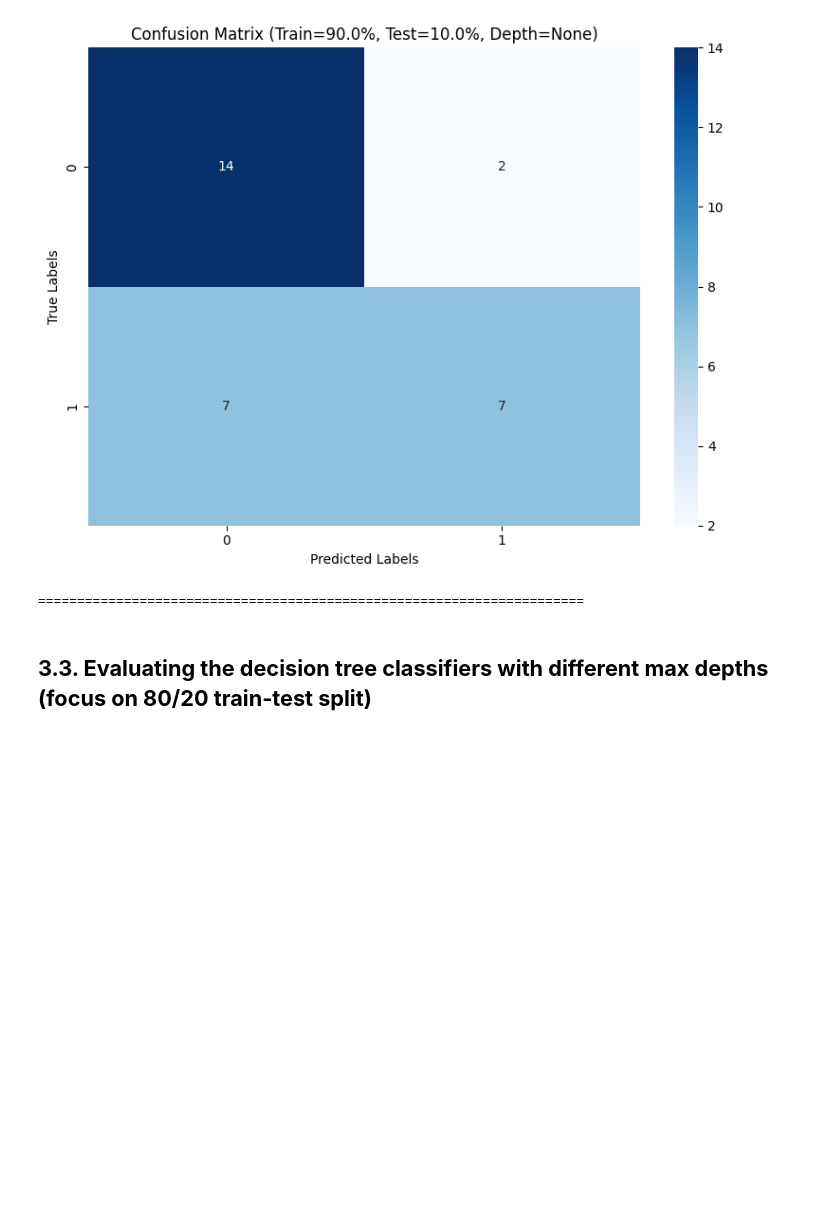
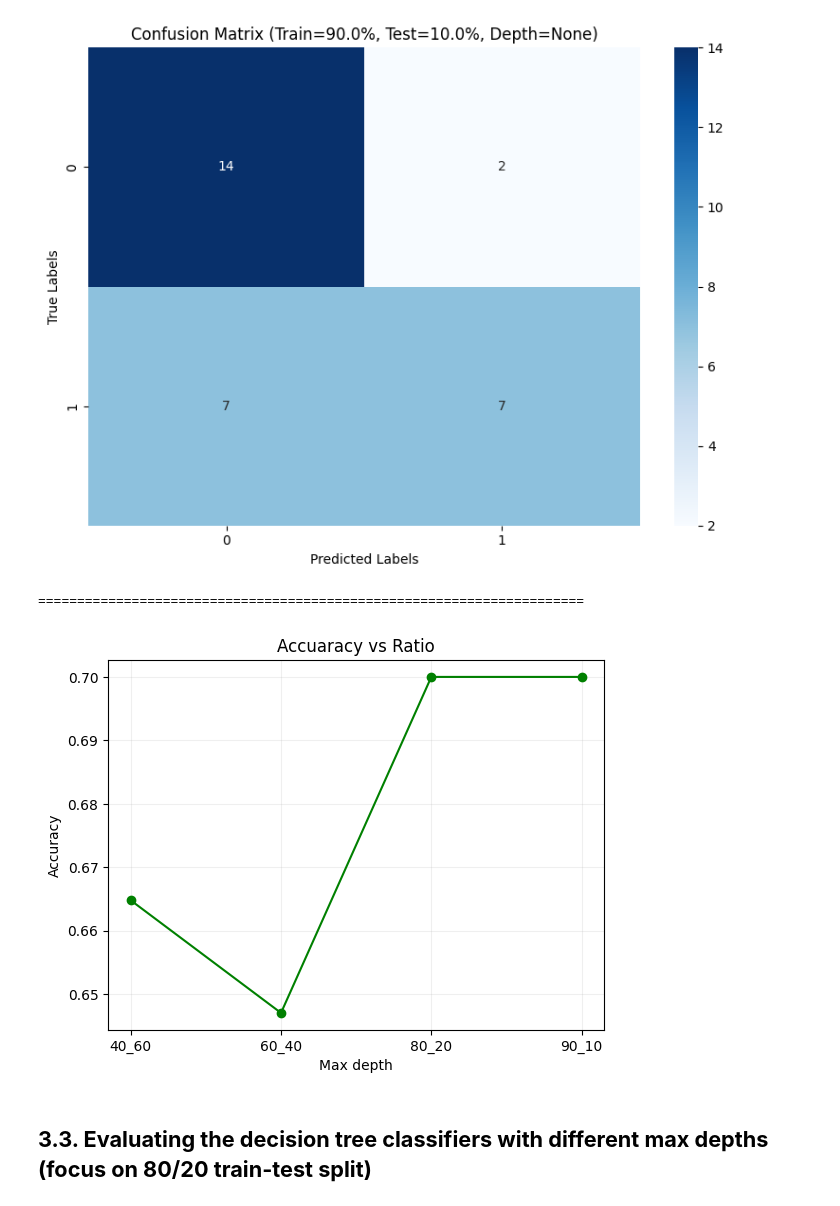
Before and after one commit to NKhank11/Decision-Tree, a Jupyter notebook: HeartDisease/heart_disease.ipynb, the cells around one changed output. Saved outputs shown, nothing was run; the diff lists cells and outputs as text; code cells hidden in the pictures; blank space fills up the shorter version.

Commit message:
add plot for different ratios

```diff
--- a/HeartDisease/heart_disease.ipynb
+++ b/HeartDisease/heart_disease.ipynb
@@ -319,6 +319,9 @@ def fit_and_evaluate_decision_tree(clf, X_test, y_test, ratio, max_depth=None):
     print('======================================================================\n')
 
     return accuracy
+# %%
+# Store accuracies for different train/test ratios
+accuracies_1 = []
 # %%
 for ratio in ratios:
     feature_test_path = os.path.join("feature_test", ratio, "X_test.csv")
@@ -335,13 +338,15 @@ for ratio in ratios:
         is_show=False
     )
 
-    fit_and_evaluate_decision_tree(
+    accuracy = fit_and_evaluate_decision_tree(
         clf,
         pd.read_csv(feature_test_path),
         pd.read_csv(label_test_path),
         ratio=int(ratio.split('_')[1])*0.01,
         max_depth=None,
     )
+
+    accuracies_1.append(accuracy)
 # %% [output]
 Decision Tree Classifier Report (Max_depth: None)
 Classification Report:
@@ -394,6 +399,16 @@ Classification Report:
 weighted avg      0.719     0.700     0.688        30
 [figure]
 ======================================================================
+# %%
+plt.plot([str(x) for x in ratios],
+         accuracies_1, color='green', marker='o')
+plt.title('Accuracy vs Ratio')
+plt.xlabel('Max depth')
+plt.ylabel('Accuracy')
+plt.grid(alpha=0.2)
+plt.show()
+# %% [output]
+[figure, added]
 # %% [markdown]
 ## **3.3. Evaluating the decision tree classifiers with different max depths (focus on 80/20 train-test split)**
 # %%
```
Also changed, not shown: parts of 5 cells of this notebook.
